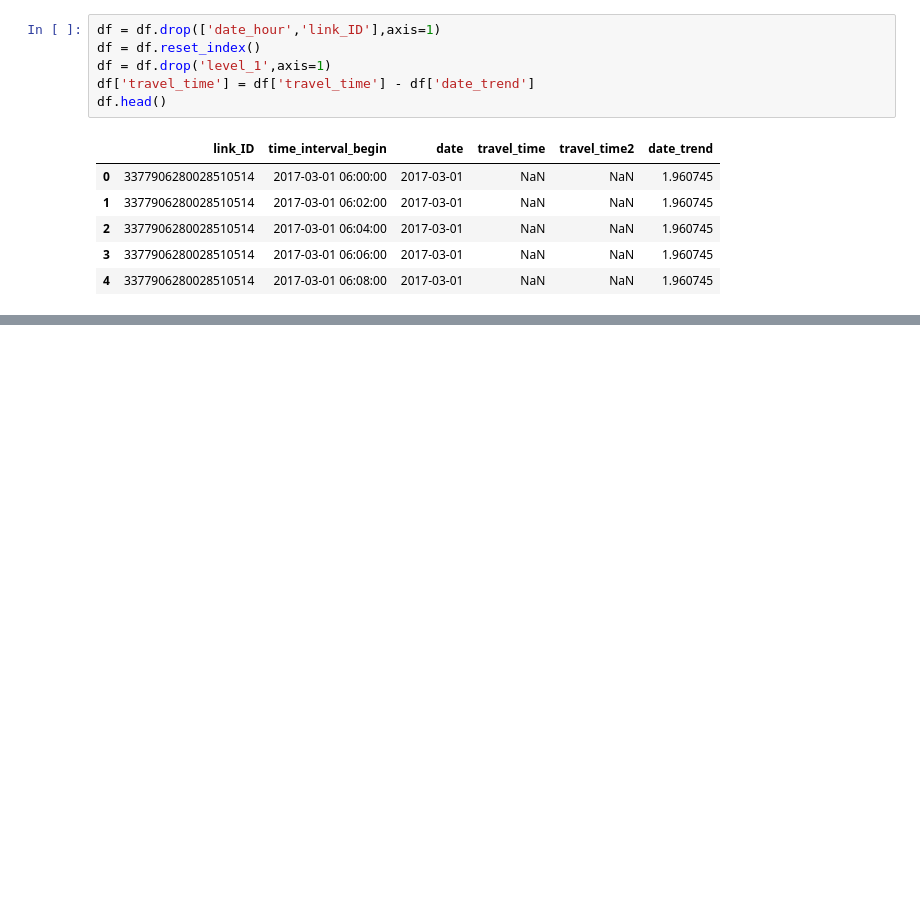
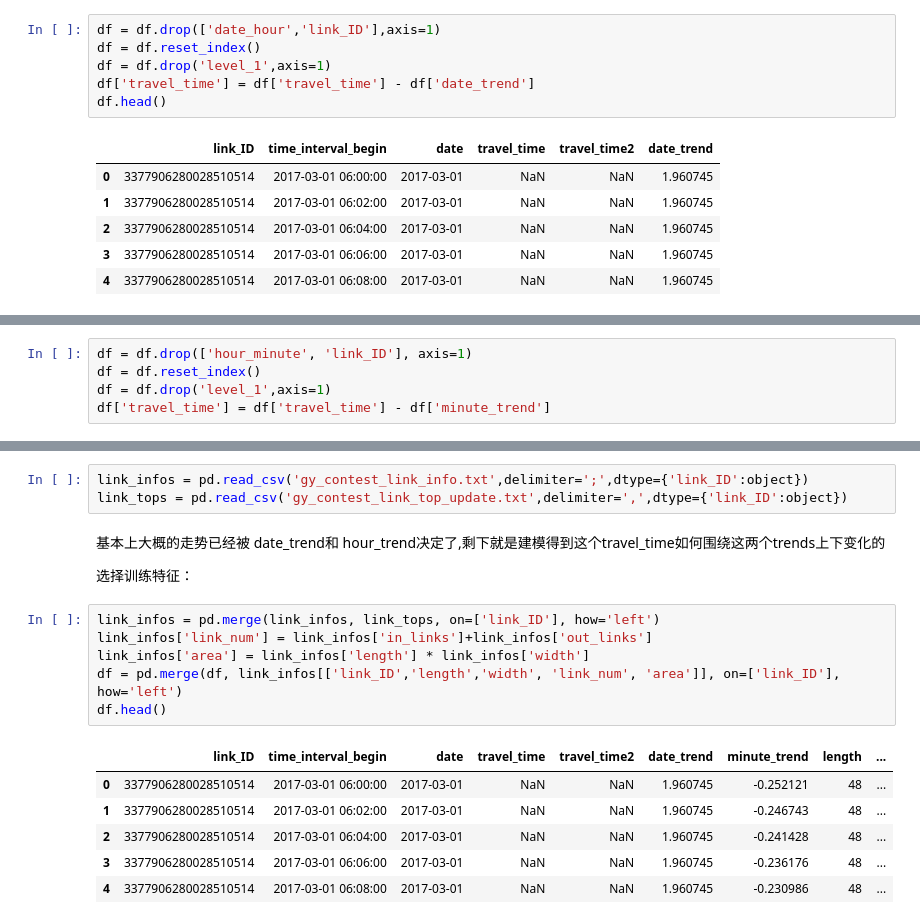
Before and after one commit to ben1234560/AiLearning-Theory-Applying, a Jupyter notebook: 机器学习竞赛实战_优胜解决方案/智慧城市-道路通行时间预测/道路通行时间预测.ipynb, the cells around one changed output, grey strips where cells are left out. Saved outputs shown, nothing was run; the diff lists cells and outputs as text; blank space fills up the shorter version.

```diff
--- a/机器学习竞赛实战_优胜解决方案/智慧城市-道路通行时间预测/道路通行时间预测.ipynb
+++ b/机器学习竞赛实战_优胜解决方案/智慧城市-道路通行时间预测/道路通行时间预测.ipynb
@@ -265,0 +300,5 @@ df.head()
+# %%
+df = df.drop(['hour_minute', 'link_ID'], axis=1)
+df = df.reset_index()
+df = df.drop('level_1',axis=1)
+df['travel_time'] = df['travel_time'] - df['minute_trend']
@@ -265,0 +314,20 @@ df.head()
+# %%
+link_infos = pd.read_csv('gy_contest_link_info.txt',delimiter=';',dtype={'link_ID':object})
+link_tops = pd.read_csv('gy_contest_link_top_update.txt',delimiter=',',dtype={'link_ID':object})
+# %% [markdown]
+基本上大概的走势已经被 date_trend和 hour_trend决定了,剩下就是建模得到这个travel_time如何围绕这两个trends上下变化的
+
+选择训练特征：
+# %%
+link_infos = pd.merge(link_infos, link_tops, on=['link_ID'], how='left')
+link_infos['link_num'] = link_infos['in_links']+link_infos['out_links']
+link_infos['area'] = link_infos['length'] * link_infos['width']
+df = pd.merge(df, link_infos[['link_ID','length','width', 'link_num', 'area']], on=['link_ID'], how='left')
+df.head()
+# %% [output]
+|  | link_ID | time_interval_begin | date | travel_time | travel_time2 | date_trend | minute_trend | length | ... |
+| 0 | 3377906280028510514 | 2017-03-01 06:00:00 | 2017-03-01 | NaN | NaN | 1.960745 | -0.252121 | 48 | ... |
+| 1 | 3377906280028510514 | 2017-03-01 06:02:00 | 2017-03-01 | NaN | NaN | 1.960745 | -0.246743 | 48 | ... |
+| 2 | 3377906280028510514 | 2017-03-01 06:04:00 | 2017-03-01 | NaN | NaN | 1.960745 | -0.241428 | 48 | ... |
+| 3 | 3377906280028510514 | 2017-03-01 06:06:00 | 2017-03-01 | NaN | NaN | 1.960745 | -0.236176 | 48 | ... |
+| 4 | 3377906280028510514 | 2017-03-01 06:08:00 | 2017-03-01 | NaN | NaN | 1.960745 | -0.230986 | 48 | ... |
```
Also changed, not shown: parts of 12 cells of this notebook.
